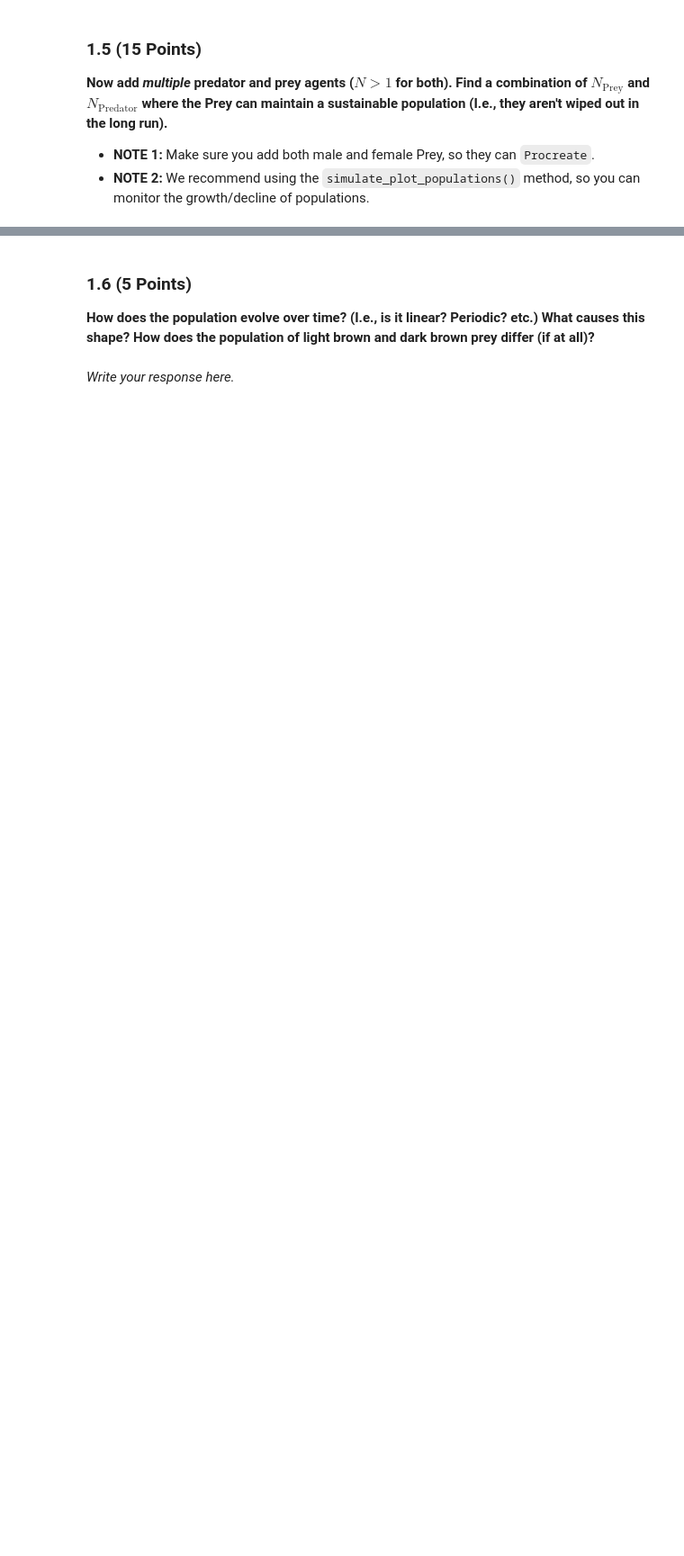
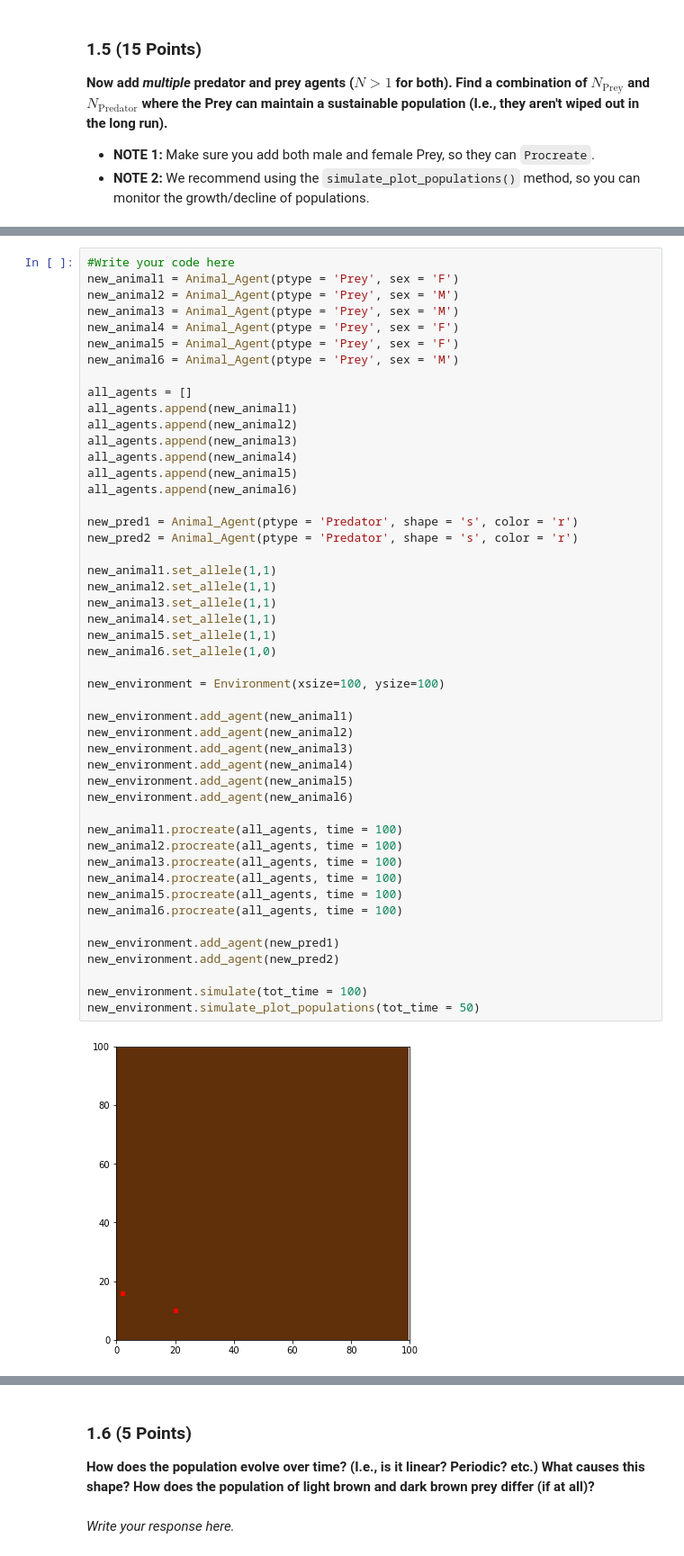
Before and after one commit to tjmcken22/CMSE-s23-turnin, a Jupyter notebook: hw3/HW3_ABMs_McKenna.ipynb, the cells around one changed output, grey strips where cells are left out. Shown at 90% size. Saved outputs shown, nothing was run; the diff lists cells and outputs as text; blank space fills up the shorter version.

```diff
--- a/hw3/HW3_ABMs_McKenna.ipynb
+++ b/hw3/HW3_ABMs_McKenna.ipynb
@@ -136,0 +135,50 @@ new_environment.simulate(tot_time = 50)
+# %%
+#Write your code here
+new_animal1 = Animal_Agent(ptype = 'Prey', sex = 'F')
+new_animal2 = Animal_Agent(ptype = 'Prey', sex = 'M')
+new_animal3 = Animal_Agent(ptype = 'Prey', sex = 'M')
+new_animal4 = Animal_Agent(ptype = 'Prey', sex = 'F')
+new_animal5 = Animal_Agent(ptype = 'Prey', sex = 'F')
+new_animal6 = Animal_Agent(ptype = 'Prey', sex = 'M')
+
+all_agents = []
+all_agents.append(new_animal1)
+all_agents.append(new_animal2)
+all_agents.append(new_animal3)
+all_agents.append(new_animal4)
+all_agents.append(new_animal5)
+all_agents.append(new_animal6)
+
+new_pred1 = Animal_Agent(ptype = 'Predator', shape = 's', color = 'r')
+new_pred2 = Animal_Agent(ptype = 'Predator', shape = 's', color = 'r')
+
+new_animal1.set_allele(1,1)
+new_animal2.set_allele(1,1)
+new_animal3.set_allele(1,1)
+new_animal4.set_allele(1,1)
+new_animal5.set_allele(1,1)
+new_animal6.set_allele(1,0)
+
+new_environment = Environment(xsize=100, ysize=100)
+
+new_environment.add_agent(new_animal1)
+new_environment.add_agent(new_animal2)
+new_environment.add_agent(new_animal3)
+new_environment.add_agent(new_animal4)
+new_environment.add_agent(new_animal5)
+new_environment.add_agent(new_animal6)
+
+new_animal1.procreate(all_agents, time = 100)
+new_animal2.procreate(all_agents, time = 100)
+new_animal3.procreate(all_agents, time = 100)
+new_animal4.procreate(all_agents, time = 100)
+new_animal5.procreate(all_agents, time = 100)
+new_animal6.procreate(all_agents, time = 100)
+
+new_environment.add_agent(new_pred1)
+new_environment.add_agent(new_pred2)
+
+new_environment.simulate(tot_time = 100)
+new_environment.simulate_plot_populations(tot_time = 50)
+# %% [output]
+[figure, added]
```
Also changed, not shown: parts of 2 cells of this notebook.
